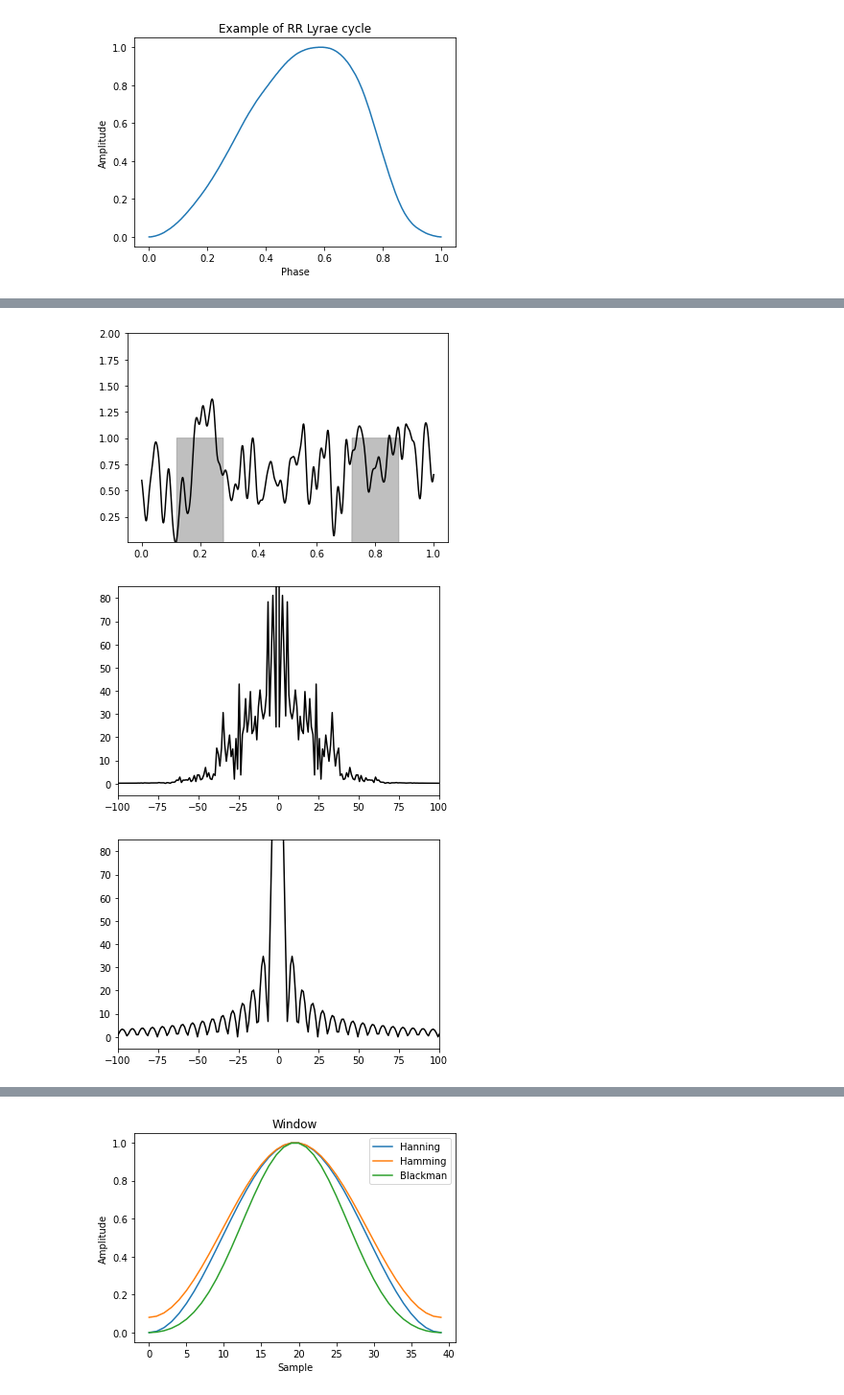
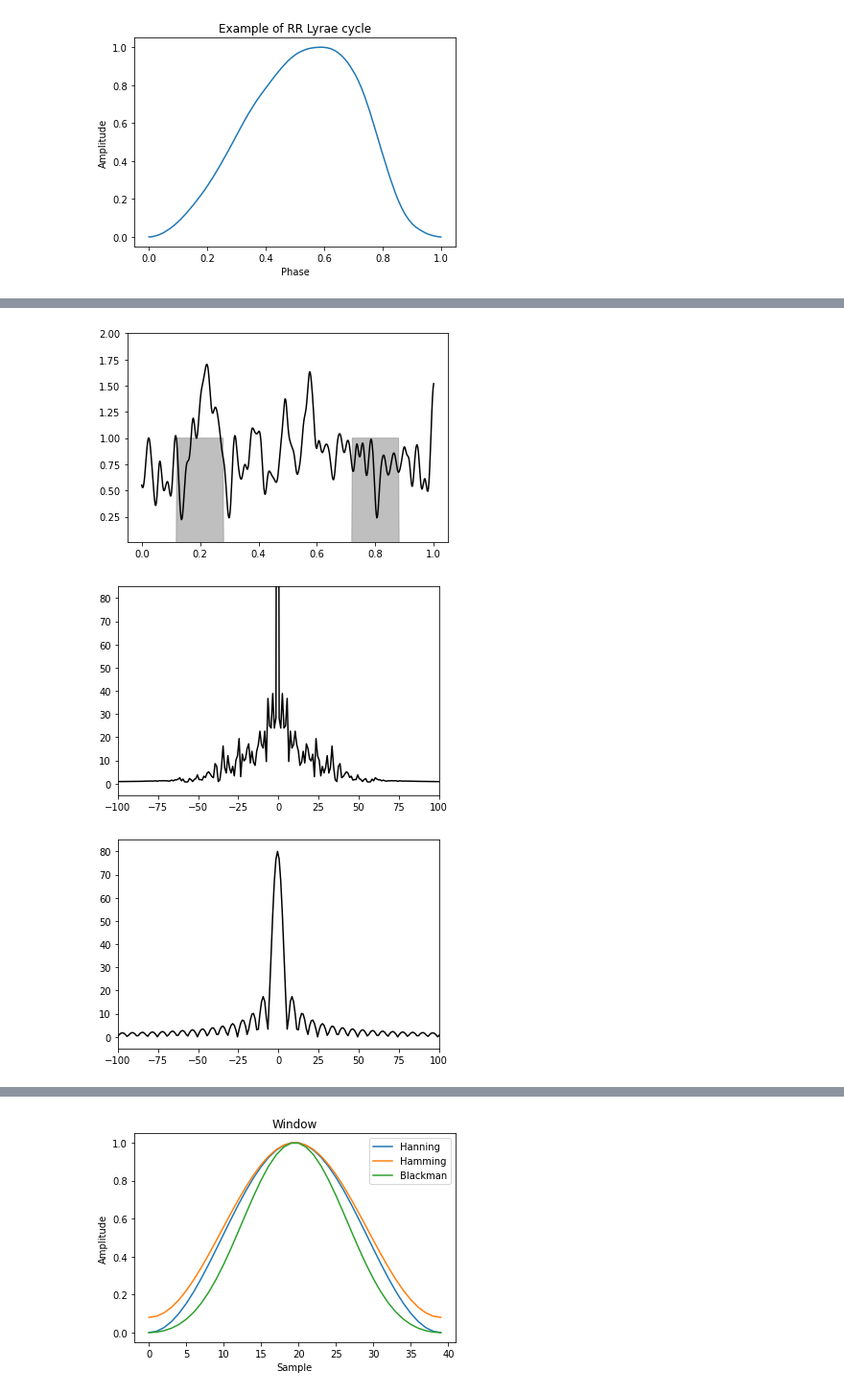
Before and after one commit to uom-lectures/PHY3287, a Jupyter notebook: lecture_3.ipynb, the cells around one changed output, grey strips where cells are left out. Shown at 96% size. Cells and saved outputs as stored; diff of their text form; code cells hidden in the pictures.

```diff
--- a/lecture_3.ipynb
+++ b/lecture_3.ipynb
@@ -134,30 +134,30 @@ Let's see how we can perform the above using Python:
 # %%
 # We are generating x and y randomly, however, in order to always get the same values whenever
 # we run this code, we are going to set a fixed seed to the pseudo-random number generator
 np.random.seed(1)
 
 # Determine number of points and the x values
-N = len(x)
+N = 500
 x = np.linspace(0, 1, N)
 
 # Generate y values using a multivariate normal distribution
 h = 0.01
 C = np.exp(-0.5 * (x - x[:, None]) ** 2 / h ** 2)
 y = 0.8 + 0.3 * np.random.multivariate_normal(np.zeros(len(x)), C)
 
 # Define a normalized top-hat window function
 window = np.zeros_like(x)
 window[(x > 0.12) & (x < 0.28)] = 1
 
 # Plot the data and the window (windows is plotted twice, the
 # second time around it's inverted)
 plt.plot(x, y, 'k')
 plt.fill(x, window, color='gray', alpha=0.5)
 plt.fill(x, window[::-1], color='gray', alpha=0.5)
 plt.ylim(0.01, 2)
 plt.show()
 # %% [output]
-[figure, old version]
+[figure, new version]
 # %%
 # Define x axis for plots
 k = -0.5 * N + np.arange(N) * 1. / N / (x[1] - x[0])
@@ -165,13 +165,13 @@ k = -0.5 * N + np.arange(N) * 1. / N / (x[1] - x[0])
 # Compute the Fourier transform of the signal
 y_fft = np.fft.fft(y)
 
-# PLot the Fourier transformed signal
+# Plot the Fourier transformed signal
 plt.plot(k, abs(np.fft.fftshift(y_fft)), '-k')
 plt.xlim(-100, 100)
 plt.ylim(-5, 85)
 plt.show()
 # %% [output]
-[figure, old version]
+[figure, new version]
 # %%
 # Compute the Fourier transforms of the window
 window_fft = np.fft.fft(window)
@@ -182,7 +182,7 @@ plt.xlim(-100, 100)
 plt.ylim(-5, 85)
 plt.show()
 # %% [output]
-[figure, old version]
+[figure, new version]
 # %%
 # Plot the product of Fourier transforms
 yw_fft = y_fft * window_fft
```
Also changed, not shown: parts of 7 cells of this notebook, 3 other files.
